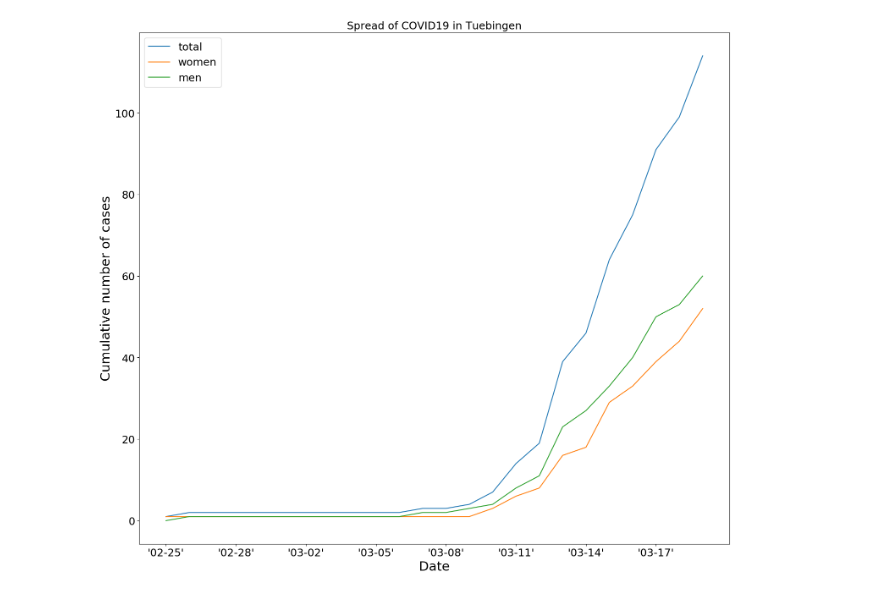
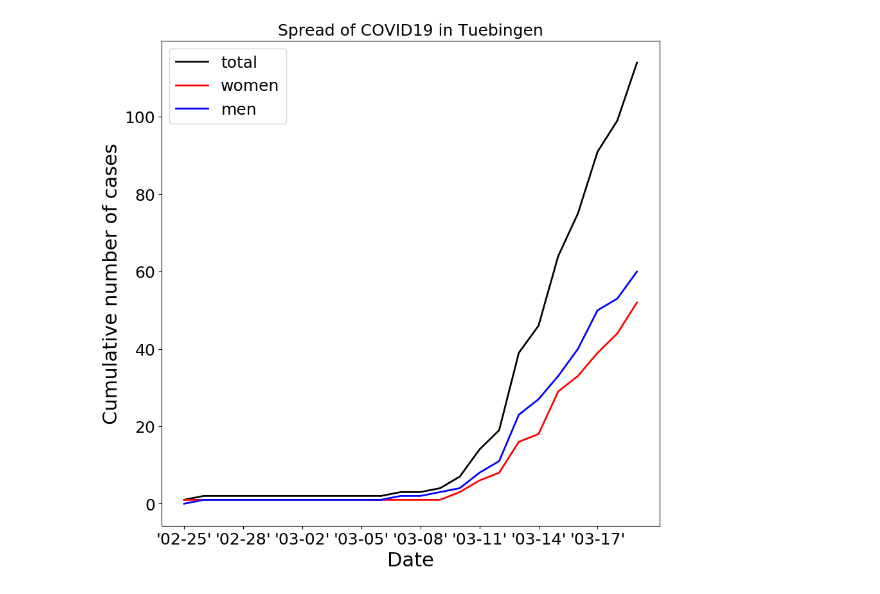
Before and after one commit to gizal/COVID19, a Jupyter notebook: COVID19_DE_Tuebingen.ipynb, the cells around one changed output. Saved outputs shown, nothing was run; the diff lists cells and outputs as text; code cells hidden in the pictures.

```diff
--- a/COVID19_DE_Tuebingen.ipynb
+++ b/COVID19_DE_Tuebingen.ipynb
@@ -19,18 +26,19 @@ plt.rc('ytick', labelsize=SMALL_SIZE)    # fontsize of the tick labels
 plt.rc('legend', fontsize=SMALL_SIZE)    # legend fontsize
 plt.rc('figure', titlesize=BIGGER_SIZE)  # fontsize of the figure title
 # %%
-fig, ax = plt.subplots(figsize=(18, 16), dpi= 100, facecolor='w', edgecolor='k')
+fig, ax = plt.subplots(figsize=(10, 10), dpi= 100, facecolor='w', edgecolor='k')
 
-ax.plot(Data.date, Data.totalcase, label="total")
-ax.plot(Data.date, Data.totalF, label="women")
-ax.plot(Data.date, Data.totalM, label="men")
+ax.plot(Data.date, Data.totalcase, label="total", color='black', linewidth=2)
+ax.plot(Data.date, Data.totalF, label="women", color='red', linewidth=2)
+ax.plot(Data.date, Data.totalM, label="men", color='blue' , linewidth=2)
 
 ax.set_ylabel('Cumulative number of cases')
 ax.set_xlabel('Date')
 ax.set_xticks(np.arange(0, 24, step=3))
 ax.set_title('Spread of COVID19 in Tuebingen')
 ax.legend()
-
+#save the figure
+plt.savefig('COVID19_DE_Tuebingen.png')
 plt.show()
 # %% [output]
-[figure, old version]
+[figure, new version]
```
Also changed, not shown: parts of 1 cell of this notebook, 1 other file.
